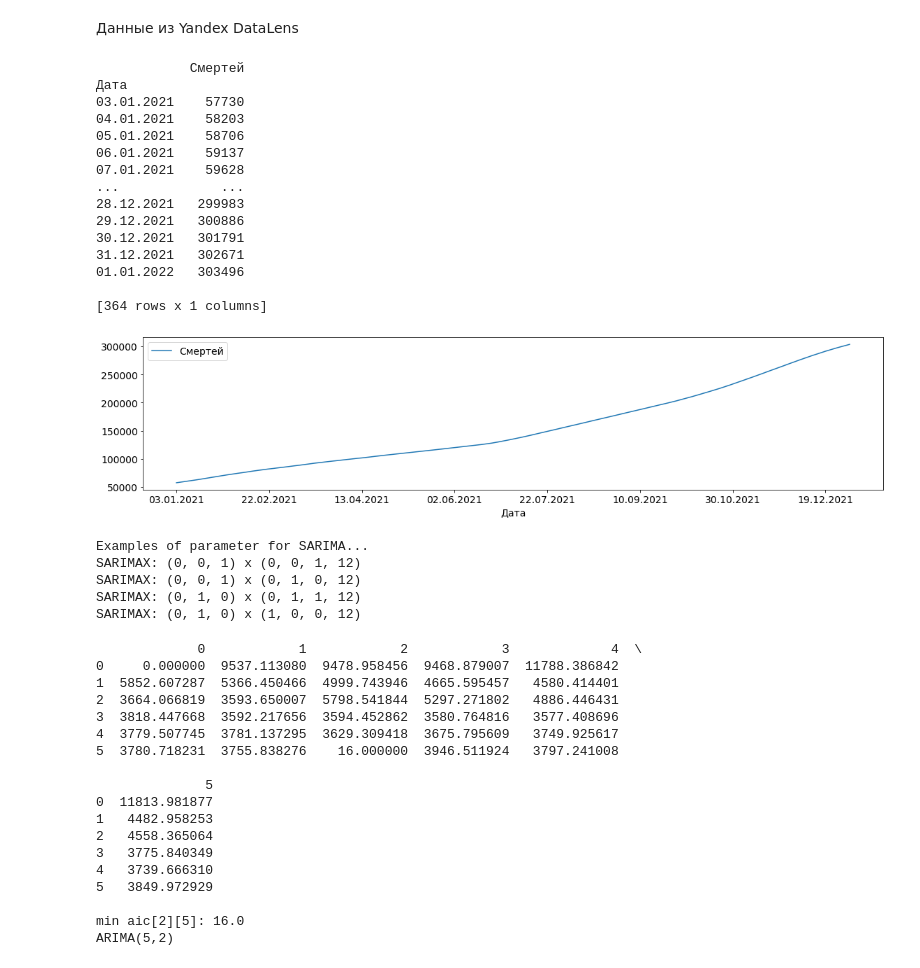
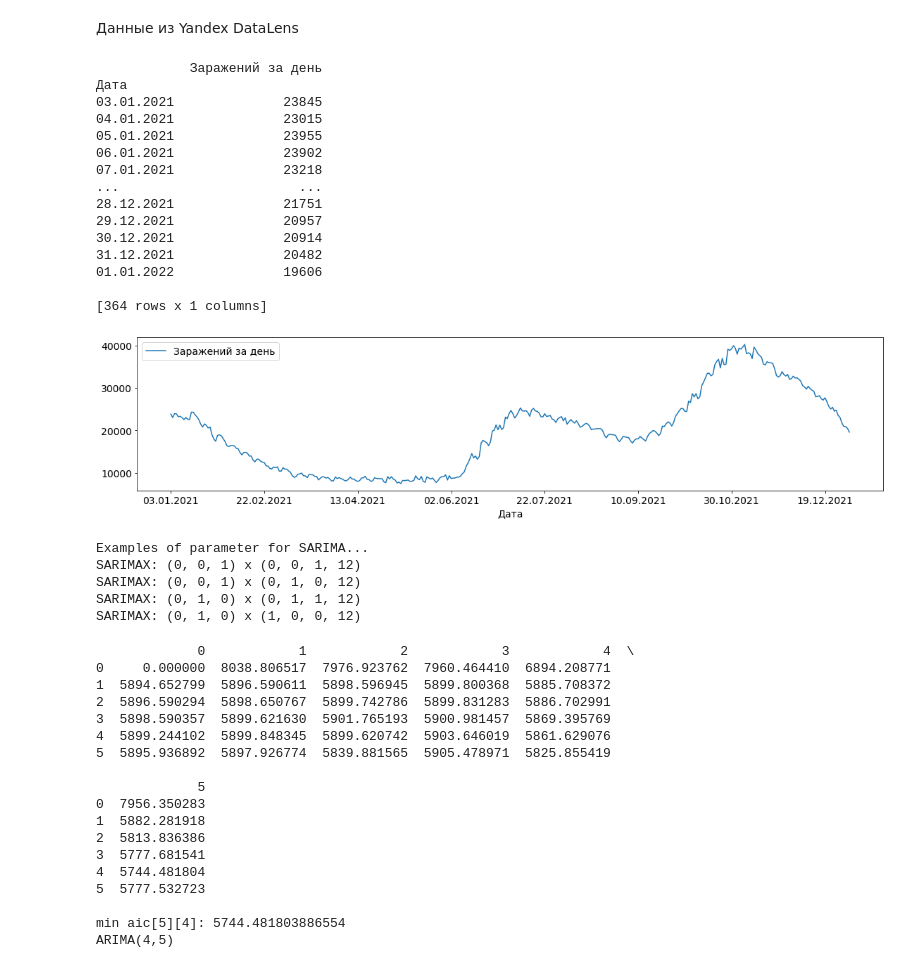
Before and after one commit to Machalkas/ts-covid, a Jupyter notebook: TS.ipynb, the cells around one changed output. Drawn from its saved outputs; the diff is of its cells as text; code cells hidden in the pictures.

```diff
--- a/TS.ipynb
+++ b/TS.ipynb
@@ -55,31 +55,32 @@ Date
 # %%
 data=pd.read_csv("data/covid.csv", sep=";")
 data=data.loc[data['Страна'] == "Россия"]
 # data["Дата"]=pd.to_datetime(data["Дата"])
 # data.sort_values(by=["Дата"], inplace=True)
 data.drop("Страна",1, inplace=True)
-y=data.loc[:,["Дата","Смертей"]]
+# data.plot(figsize=(19,4))
+y=data.loc[:,["Дата","Заражений за день"]]
 y=y.set_index(["Дата"])
 print(y)
 y.plot(figsize=(19,4))
 plt.show()
 # %% [output]
-            Смертей
+            Заражений за день
 Дата
-03.01.2021    57730
-04.01.2021    58203
-05.01.2021    58706
-06.01.2021    59137
-07.01.2021    59628
-...             ...
-28.12.2021   299983
-29.12.2021   300886
-30.12.2021   301791
-31.12.2021   302671
-01.01.2022   303496
+03.01.2021              23845
+04.01.2021              23015
+05.01.2021              23955
+06.01.2021              23902
+07.01.2021              23218
+...                       ...
+28.12.2021              21751
+29.12.2021              20957
+30.12.2021              20914
+31.12.2021              20482
+01.01.2022              19606
 
 [364 rows x 1 columns]
-[figure, old version]
+[figure, new version]
 # %%
 p = d = q = range(0, 2)
 pdq = list(itertools.product(p, d, q))
@@ -126,24 +127,24 @@ i,j=np.where(aic_filter==np.min(aic_filter[np.nonzero(aic_filter)]))
 print("min aic[%s][%s]:"%(j[0],i[0]) ,aic_full[j[0]][i[0]])
 print("ARIMA(%s,%s)"%(i[0],j[0]))
 # %% [output]
-             0            1            2            3             4  \
-0     0.000000  9537.113080  9478.958456  9468.879007  11788.386842
-1  5852.607287  5366.450466  4999.743946  4665.595457   4580.414401
-2  3664.066819  3593.650007  5798.541844  5297.271802   4886.446431
-3  3818.447668  3592.217656  3594.452862  3580.764816   3577.408696
-4  3779.507745  3781.137295  3629.309418  3675.795609   3749.925617
-5  3780.718231  3755.838276    16.000000  3946.511924   3797.241008
+             0            1            2            3            4  \
+0     0.000000  8038.806517  7976.923762  7960.464410  6894.208771
+1  5894.652799  5896.590611  5898.596945  5899.800368  5885.708372
+2  5896.590294  5898.650767  5899.742786  5899.831283  5886.702991
+3  5898.590357  5899.621630  5901.765193  5900.981457  5869.395769
+4  5899.244102  5899.848345  5899.620742  5903.646019  5861.629076
+5  5895.936892  5897.926774  5839.881565  5905.478971  5825.855419
 
-              5
-0  11813.981877
-1   4482.958253
-2   4558.365064
-3   3775.840349
-4   3739.666310
-5   3849.972929
+             5
+0  7956.350283
+1  5882.281918
+2  5813.836386
+3  5777.681541
+4  5744.481804
+5  5777.532723
 
-min aic[2][5]: 16.0
-ARIMA(5,2)
+min aic[5][4]: 5744.481803886554
+ARIMA(4,5)
 # %%
 # print(aic_miss,"\n")
 # aic_filter=np.nan_to_num(aic_miss)
```
Also changed, not shown: parts of 2 cells of this notebook, 1 other file.
